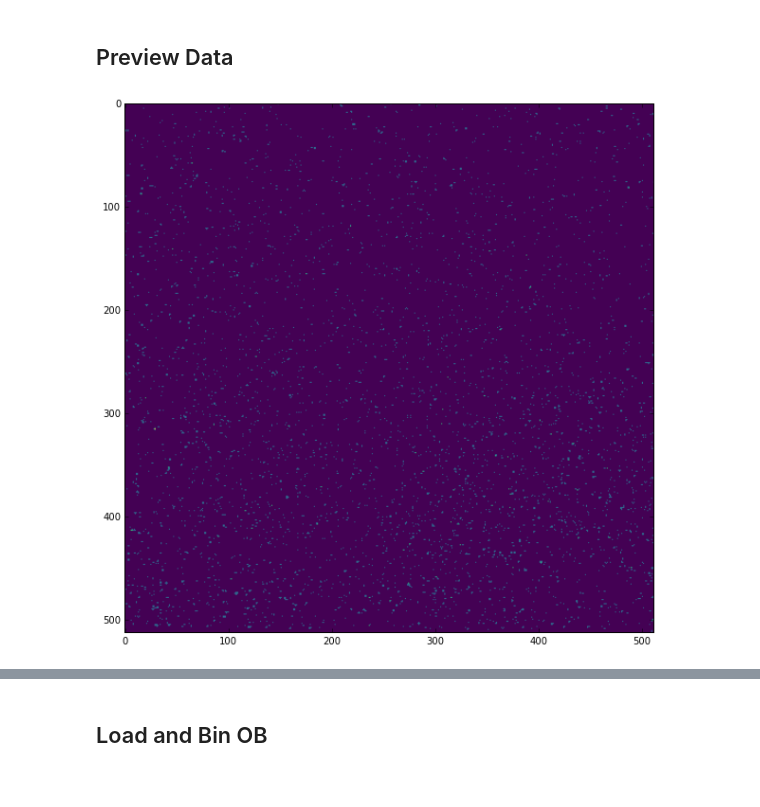
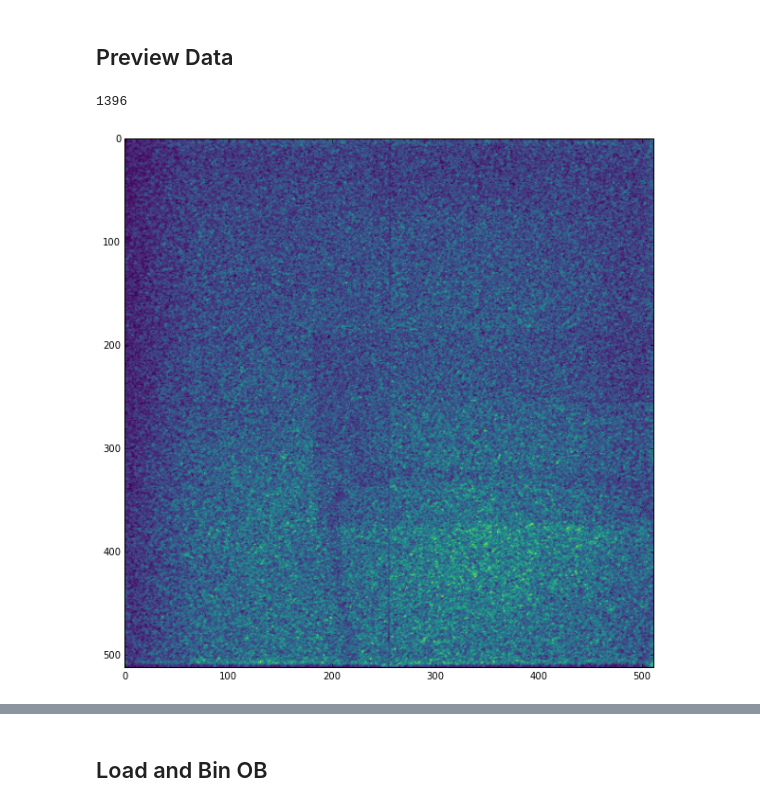
Before and after one commit to ornlneutronimaging/IPTS_14382, a Jupyter notebook: step7_normalization.ipynb, the cells around one changed output, grey strips where cells are left out. Drawn from its saved outputs; the diff is of its cells as text; code cells hidden in the pictures.

```diff
--- a/step7_normalization.ipynb
+++ b/step7_normalization.ipynb
@@ -118,21 +119,25 @@ for _index, _file in enumerate(list_images):
     data_array.append(_image)
     w.value = _index
 
-w.visible = False
+data_array = np.squeeze(data_array)
+#w.visible = False
 # %% [markdown]
 ## Preview Data
 # %%
 def plot_images(image_index):
 
     fig = plt.figure(figsize=(10,10))
     ax_img = plt.subplot(111)
     ax_img.imshow(data_array[image_index], cmap='viridis')
 
+    return image_index
+
 preview = interact(plot_images,
                   image_index = widgets.IntSlider(min=0,
                                                 max=len(list_images)-1,
                                                 step=1,
                                                 value=0,
                                                 description='Image Index'))
 # %% [output]
+1396
-[figure, old version]
+[figure, new version]
```
Also changed, not shown: parts of 13 cells of this notebook.
